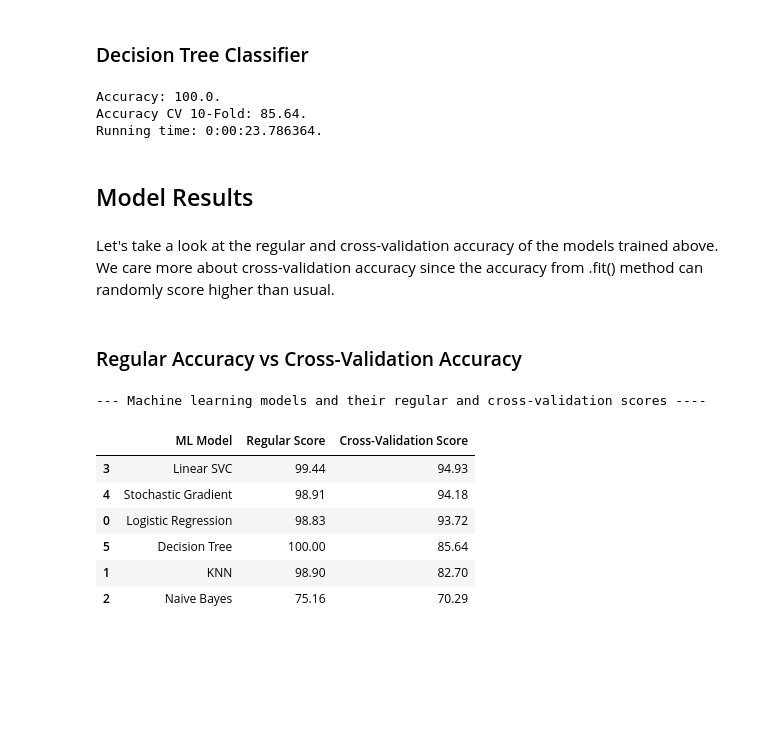
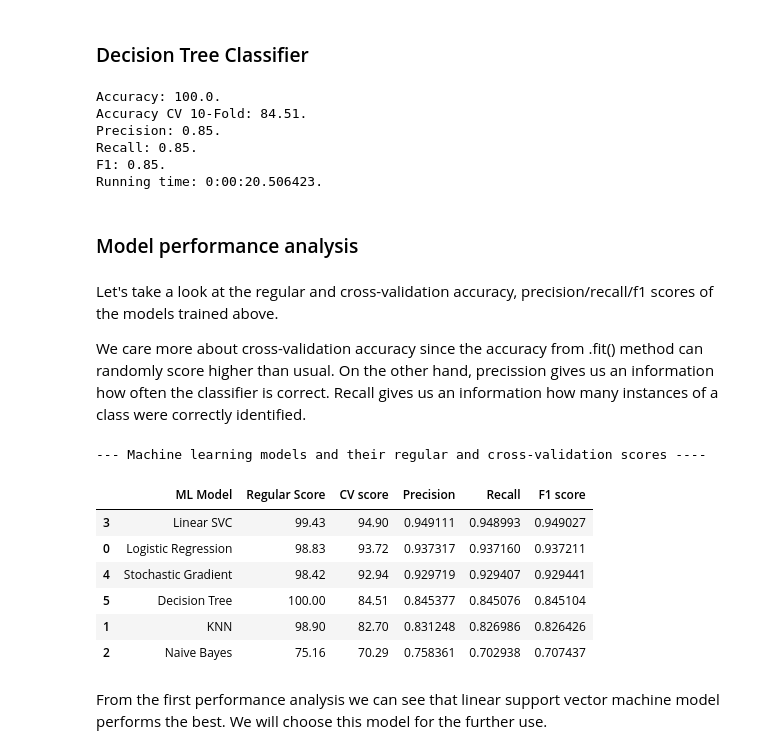
Before and after one commit to milankerek/Human-Activity-Recognition, a Jupyter notebook: human_activity_recognition.ipynb, the cells around one changed output. Drawn from its saved outputs; the diff is of its cells as text; code cells hidden in the pictures; blank space fills up the shorter version.

Commit message:
added confusion matrix, error matrix, precision/recall

```diff
--- a/human_activity_recognition.ipynb
+++ b/human_activity_recognition.ipynb
@@ -346,9 +371,13 @@ train_predictions_gauss, accuracy_gauss, accuracy_cv_gauss = fit_ml_algorithm(Ga
                                                                        X_train,
                                                                        y_train,
                                                                         cv=10)
+precision_gauss, recall_gauss, f1_gauss = precision_recall_f1(y_train, train_predictions_gauss)
 gauss_time = (time.time() - start_time)
 print("Accuracy: %s." % accuracy_gauss)
 print("Accuracy CV 10-Fold: %s." % accuracy_cv_gauss)
+print("Precision: %.2f." % precision_gauss)
+print("Recall: %.2f." % recall_gauss)
+print("F1: %.2f." % f1_gauss)
 print("Running time: %s." % datetime.timedelta(seconds=gauss_time))
 # %% [output]
 Accuracy: 75.16.
@@ -363,8 +395,12 @@ train_predictions_linear_svc, accuracy_linear_svc, accuracy_cv_linear_svc = fit_
                                                                        X_train,
                                                                        y_train,
                                                                         cv=10)
+precision_linear_svc, recall_linear_svc, f1_linear_svc = precision_recall_f1(y_train, train_predictions_linear_svc)
 linear_svc_time = (time.time() - start_time)
 print("Accuracy: %s." % accuracy_linear_svc)
 print("Accuracy CV 10-Fold: %s." % accuracy_cv_linear_svc)
+print("Precision: %.2f." % precision_linear_svc)
+print("Recall: %.2f." % recall_linear_svc)
+print("F1: %.2f." % f1_linear_svc)
 print("Running time: %s." % datetime.timedelta(seconds=linear_svc_time))
 # %% [output]
@@ -379,8 +418,12 @@ train_predictions_sgd, accuracy_sgd, accuracy_cv_sgd = fit_ml_algorithm(SGDClass
                                                                        X_train,
                                                                        y_train,
                                                                         cv=10)
+precision_sgd, recall_sgd, f1_sgd = precision_recall_f1(y_train, train_predictions_sgd)
 sgd_time = (time.time() - start_time)
 print("Accuracy: %s." % accuracy_sgd)
 print("Accuracy CV 10-Fold: %s." % accuracy_cv_sgd)
+print("Precision: %.2f." % precision_sgd)
+print("Recall: %.2f." % recall_sgd)
+print("F1: %.2f." % f1_sgd)
 print("Running time: %s." % datetime.timedelta(seconds=sgd_time))
 # %% [output]
@@ -396,47 +442,77 @@ train_predictions_dt, accuracy_dt, accuracy_cv_dt = fit_ml_algorithm(DecisionTre
                                                                        X_train,
                                                                        y_train,
                                                                         cv=10)
+precision_dt, recall_dt, f1_dt = precision_recall_f1(y_train, train_predictions_dt)
 dt_time = (time.time() - start_time)
 print("Accuracy: %s." % accuracy_dt)
 print("Accuracy CV 10-Fold: %s." % accuracy_cv_dt)
+print("Precision: %.2f." % precision_dt)
+print("Recall: %.2f." % recall_dt)
+print("F1: %.2f." % f1_dt)
 print("Running time: %s." % datetime.timedelta(seconds=dt_time))
 # %% [output]
 Accuracy: 100.0.
-Accuracy CV 10-Fold: 85.64.
-Running time: 0:00:23.786364.
+Accuracy CV 10-Fold: 84.51.
+Precision: 0.85.
+Recall: 0.85.
+F1: 0.85.
+Running time: 0:00:20.506423.
 # %% [markdown]
-## Model Results
+### Model performance analysis
 # %% [markdown]
-Let's take a look at the regular and cross-validation accuracy of the models trained above.
+Let's take a look at the regular and cross-validation accuracy, precision/recall/f1 scores of the models trained above.
+
 We care more about cross-validation accuracy since the accuracy from .fit() method can randomly score higher than usual.
+On the other hand, precission gives us an information how often the classifier is correct. Recall gives us an information how many instances of a class were correctly identified.
-# %% [markdown]
-### Regular Accuracy vs Cross-Validation Accuracy
 # %%
 ml_models = pd.DataFrame({
     "ML Model" : ["Logistic Regression", "KNN", "Naive Bayes","Linear SVC",
                   "Stochastic Gradient","Decision Tree"],
     "Regular Score" : [accuracy_log,
                       accuracy_knn,
                       accuracy_gauss,
                       accuracy_linear_svc,
                       accuracy_sgd,
                       accuracy_dt
                       ],
-    "Cross-Validation Score" : [accuracy_cv_log,
+    "CV score" : [accuracy_cv_log,
                       accuracy_cv_knn,
                       accuracy_cv_gauss,
                       accuracy_cv_linear_svc,
                       accuracy_cv_sgd,
-                      accuracy_cv_dt]
+                      accuracy_cv_dt],
+    "Precision" : [precision_log,
+                   precision_knn,
+                   precision_gauss,
+                   precision_linear_svc,
+                   precision_sgd,
+                   precision_dt
+                  ],
+    "Recall" : [recall_log,
+                recall_knn,
+                recall_gauss,
+                recall_linear_svc,
+                recall_sgd,
+                recall_dt
+               ],
+    "F1 score" : [f1_log,
+                  f1_knn,
+                  f1_gauss,
+                  f1_linear_svc,
+                  f1_sgd,
+                  f1_dt
+                 ]
 })
 print("--- Machine learning models and their regular and cross-validation scores ----")
-ml_models.sort_values(by="Cross-Validation Score", ascending=False)
+ml_models.sort_values(by="F1 score", ascending=False)
 # %% [output]
 --- Machine learning models and their regular and cross-validation scores ----
-|  | ML Model | Regular Score | Cross-Validation Score |
-| 3 | Linear SVC | 99.44 | 94.93 |
-| 4 | Stochastic Gradient | 98.91 | 94.18 |
-| 0 | Logistic Regression | 98.83 | 93.72 |
-| 5 | Decision Tree | 100.00 | 85.64 |
-| 1 | KNN | 98.90 | 82.70 |
-| 2 | Naive Bayes | 75.16 | 70.29 |
+|  | ML Model | Regular Score | CV score | Precision | Recall | F1 score |
+| 3 | Linear SVC | 99.43 | 94.90 | 0.949111 | 0.948993 | 0.949027 |
+| 0 | Logistic Regression | 98.83 | 93.72 | 0.937317 | 0.937160 | 0.937211 |
+| 4 | Stochastic Gradient | 98.42 | 92.94 | 0.929719 | 0.929407 | 0.929441 |
+| 5 | Decision Tree | 100.00 | 84.51 | 0.845377 | 0.845076 | 0.845104 |
+| 1 | KNN | 98.90 | 82.70 | 0.831248 | 0.826986 | 0.826426 |
+| 2 | Naive Bayes | 75.16 | 70.29 | 0.758361 | 0.702938 | 0.707437 |
+# %% [markdown]
+From the first performance analysis we can see that linear support vector machine model performs the best. We will choose this model for the further use.
```
Also changed, not shown: parts of 13 cells of this notebook, 3 other files.
